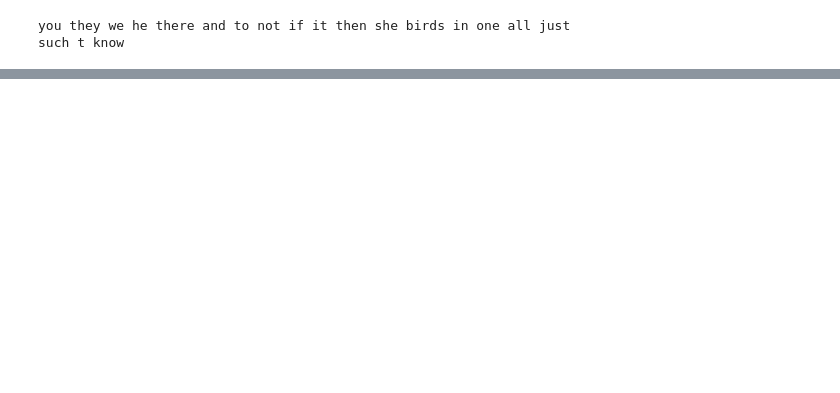
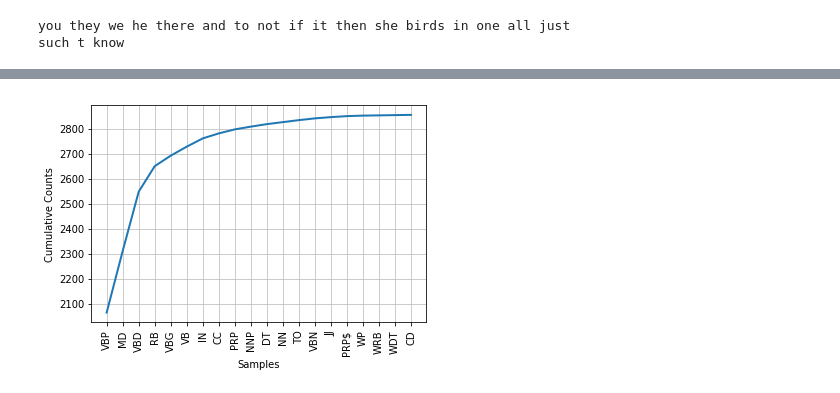
Before and after one commit to unmrds/cc-nlp, a Jupyter notebook: 02_Python_NLP_Tutorial.ipynb, the cells around one changed output, grey strips where cells are left out. Saved outputs shown, nothing was run; the diff lists cells and outputs as text; code cells hidden in the pictures; blank space fills up the shorter version.

```diff
--- a/02_Python_NLP_Tutorial.ipynb
+++ b/02_Python_NLP_Tutorial.ipynb
@@ -1432,11 +668,0 @@ ever as
-# %%
-# get a FD of the POS of the word(s) that follow 'I'
-walt_I_what = []
-for i in wi_index:
-    next_word = walt_pos[i+1]
-    walt_I_what.append(next_word)
-
-emily_I_what = []
-for i in ei_index:
-    next_word = emily_pos[i+1]
-    emily_I_what.append(next_word)
@@ -1482,0 +698,22 @@ emily_I_what
+# %%
+# Create a function to retrieve every token than follows the token "I"
+# in the list of tokens that have been tagged with their parts of speech
+
+def next_word(taggedList):
+    i_index = []
+    next_words = []
+    idx = 0
+    for t in taggedList:
+        if t[0] == 'I':
+            if t[1] == 'PRP':
+                i_index.append(idx)
+        idx += 1
+    for i in i_index:
+        next_words.append(taggedList[i+1])
+    return next_words
+# %%
+# Get lists of POS tagged words which follow "I"
+
+walt_I_what = next_word(walt_pos)
+emily_I_what = next_word(emily_pos)
+print(emily_I_what[:10])
@@ -1483,9 +722,11 @@ emily_I_what
 # %%
-walt_I_posFD = FreqDist(w[1] for w in walt_I_what if w[0].lower() not in esw and w[0].isalpha()) # POS frequency only
-walt_I_wposFD = FreqDist(w for w in walt_I_what if w[0].lower() not in esw and w[0].isalpha()) # word and POS
+# Create frequency distributions
 
-emily_I_posFD = FreqDist(w[1] for w in emily_I_what if w[0].lower() not in esw and w[0].isalpha()) # POS frequency only
-emily_I_wposFD = FreqDist(w for w in emily_I_what if w[0].lower() not in esw and w[0].isalpha()) # word and POS
+walt_I_posFD = FreqDist(w[1] for w in walt_I_what if w[0].isalpha()) # POS frequency only
+walt_I_wposFD = FreqDist(w for w in walt_I_what if w[0].isalpha()) # word and POS
+
+emily_I_posFD = FreqDist(w[1] for w in emily_I_what if w[0].isalpha()) # POS frequency only
+emily_I_wposFD = FreqDist(w for w in emily_I_what if w[0].isalpha()) # word and POS
 # %%
 walt_I_posFD.most_common(20)
 # %% [output]
@@ -1519,0 +773,4 @@ emily_I_posFD.most_common(20)
+# %%
+walt_I_posFD.plot(20, cumulative=True)
+# %% [output]
+[figure, added]
```
Also changed, not shown: parts of 99 cells of this notebook, 2 other files.
